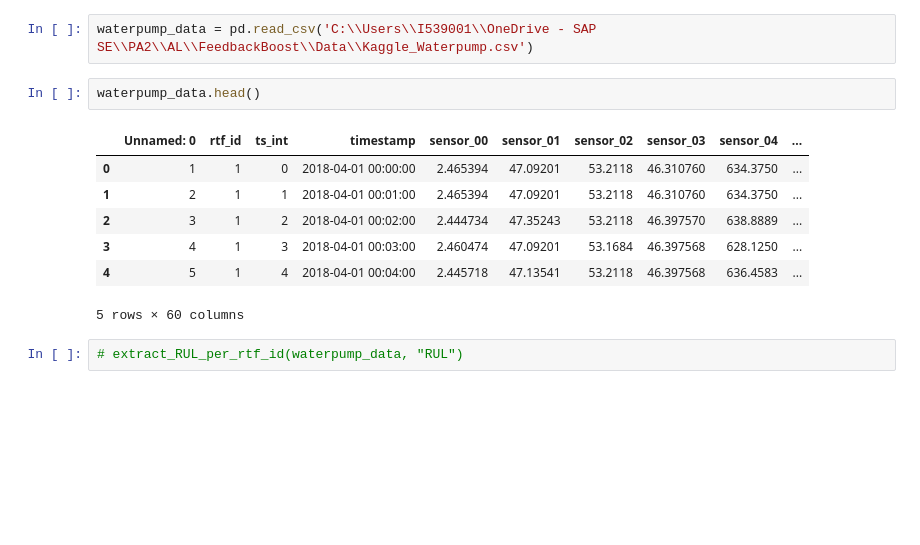
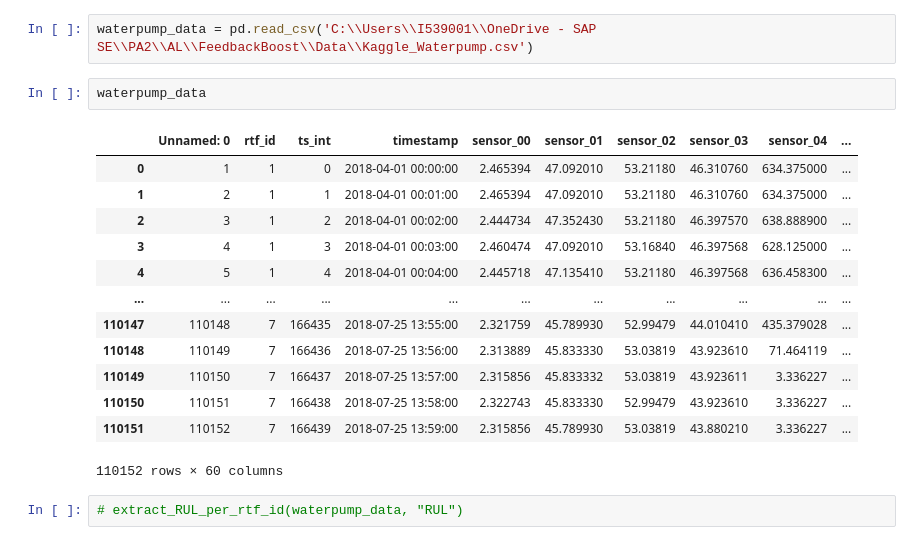
Before and after one commit to JoeZYX/AutoRUL, a Jupyter notebook: waterpump.ipynb, the cells around one changed output. Cells and saved outputs as stored; diff of their text form; blank space fills up the shorter version.

```diff
--- a/waterpump.ipynb
+++ b/waterpump.ipynb
@@ -11,15 +11,21 @@ from datetime import datetime
 # %%
 waterpump_data = pd.read_csv('C:\\Users\\I539001\\OneDrive - SAP SE\\PA2\\AL\\FeedbackBoost\\Data\\Kaggle_Waterpump.csv')
 # %%
-waterpump_data.head()
+waterpump_data
 # %% [output]
 |  | Unnamed: 0 | rtf_id | ts_int | timestamp | sensor_00 | sensor_01 | sensor_02 | sensor_03 | sensor_04 | ... |
-| 0 | 1 | 1 | 0 | 2018-04-01 00:00:00 | 2.465394 | 47.09201 | 53.2118 | 46.310760 | 634.3750 | ... |
-| 1 | 2 | 1 | 1 | 2018-04-01 00:01:00 | 2.465394 | 47.09201 | 53.2118 | 46.310760 | 634.3750 | ... |
-| 2 | 3 | 1 | 2 | 2018-04-01 00:02:00 | 2.444734 | 47.35243 | 53.2118 | 46.397570 | 638.8889 | ... |
-| 3 | 4 | 1 | 3 | 2018-04-01 00:03:00 | 2.460474 | 47.09201 | 53.1684 | 46.397568 | 628.1250 | ... |
-| 4 | 5 | 1 | 4 | 2018-04-01 00:04:00 | 2.445718 | 47.13541 | 53.2118 | 46.397568 | 636.4583 | ... |
+| 0 | 1 | 1 | 0 | 2018-04-01 00:00:00 | 2.465394 | 47.092010 | 53.21180 | 46.310760 | 634.375000 | ... |
+| 1 | 2 | 1 | 1 | 2018-04-01 00:01:00 | 2.465394 | 47.092010 | 53.21180 | 46.310760 | 634.375000 | ... |
+| 2 | 3 | 1 | 2 | 2018-04-01 00:02:00 | 2.444734 | 47.352430 | 53.21180 | 46.397570 | 638.888900 | ... |
+| 3 | 4 | 1 | 3 | 2018-04-01 00:03:00 | 2.460474 | 47.092010 | 53.16840 | 46.397568 | 628.125000 | ... |
+| 4 | 5 | 1 | 4 | 2018-04-01 00:04:00 | 2.445718 | 47.135410 | 53.21180 | 46.397568 | 636.458300 | ... |
+| ... | ... | ... | ... | ... | ... | ... | ... | ... | ... | ... |
+| 110147 | 110148 | 7 | 166435 | 2018-07-25 13:55:00 | 2.321759 | 45.789930 | 52.99479 | 44.010410 | 435.379028 | ... |
+| 110148 | 110149 | 7 | 166436 | 2018-07-25 13:56:00 | 2.313889 | 45.833330 | 53.03819 | 43.923610 | 71.464119 | ... |
+| 110149 | 110150 | 7 | 166437 | 2018-07-25 13:57:00 | 2.315856 | 45.833332 | 53.03819 | 43.923611 | 3.336227 | ... |
+| 110150 | 110151 | 7 | 166438 | 2018-07-25 13:58:00 | 2.322743 | 45.833330 | 52.99479 | 43.923610 | 3.336227 | ... |
+| 110151 | 110152 | 7 | 166439 | 2018-07-25 13:59:00 | 2.315856 | 45.789930 | 53.03819 | 43.880210 | 3.336227 | ... |
-5 rows × 60 columns
+110152 rows × 60 columns
 # %%
 # extract_RUL_per_rtf_id(waterpump_data, "RUL")
 # %%
```
Also changed, not shown: parts of 9 cells of this notebook, 26 other files.
